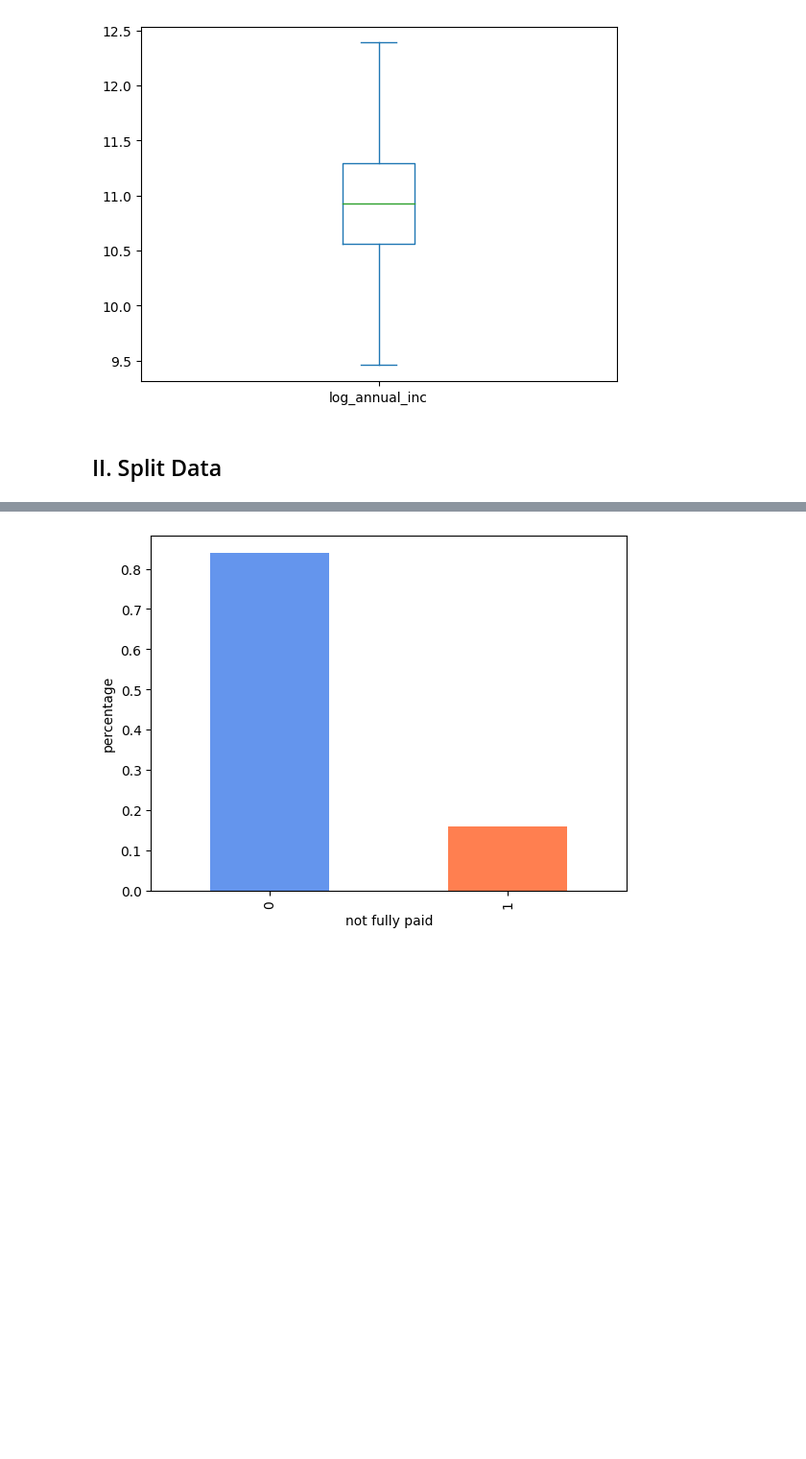
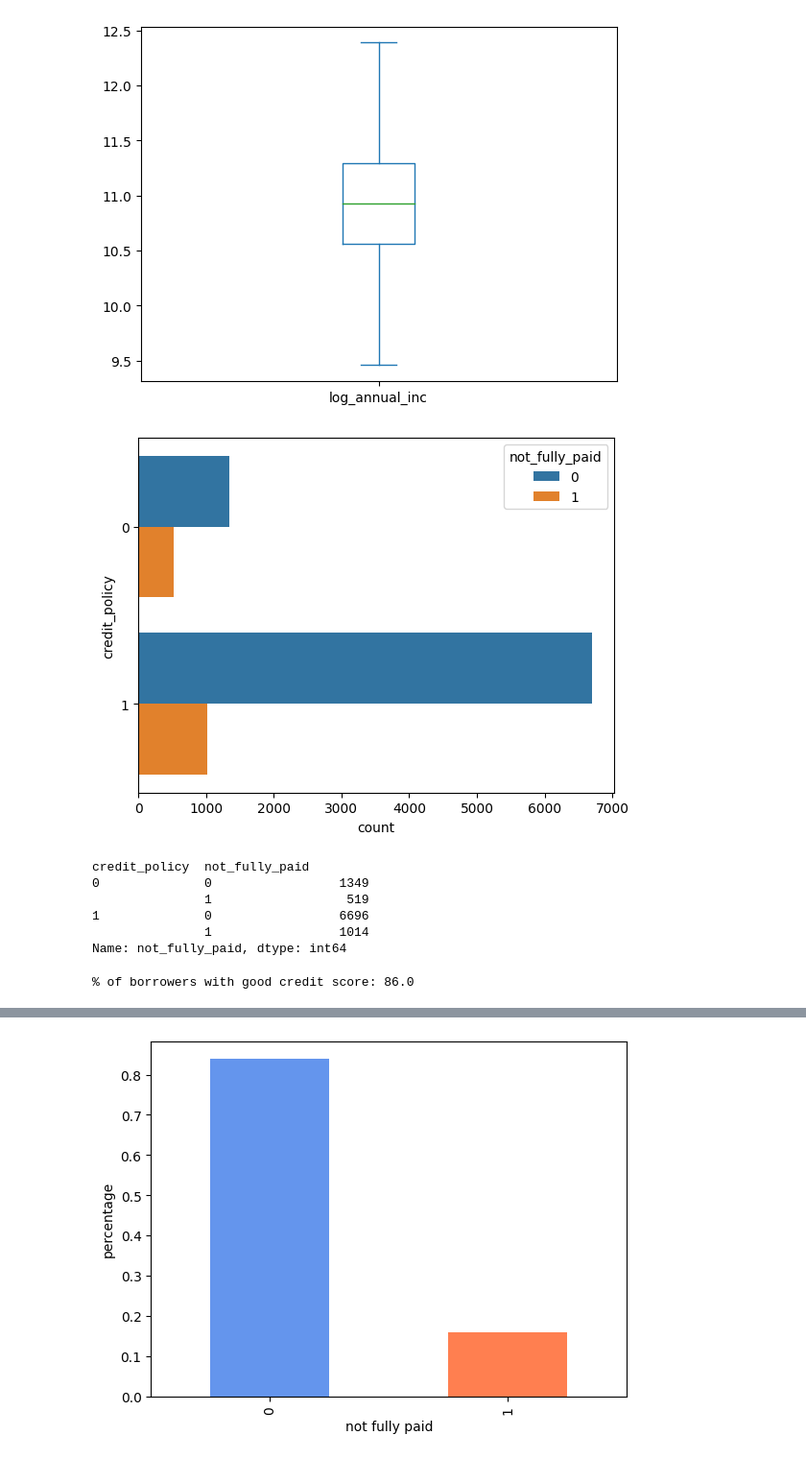
Before and after one commit to jianninapinto/Loan-Default-Risk-Prediction, a Jupyter notebook: ML_Problem_Definition.ipynb, the cells around one changed output, grey strips where cells are left out. Shown at 96% size. Saved outputs shown, nothing was run; the diff lists cells and outputs as text; code cells hidden in the pictures; blank space fills up the shorter version.

```diff
--- a/ML_Problem_Definition.ipynb
+++ b/ML_Problem_Definition.ipynb
@@ -67,18 +67,9 @@ import pandas as pd
 import matplotlib.pyplot as plt
 import numpy as np
 import seaborn as sns
-
-from category_encoders import OrdinalEncoder, OneHotEncoder
-from pandas_profiling import ProfileReport
 from sklearn.model_selection import train_test_split
-from imblearn.over_sampling import SMOTENC # to fix imbalance data
-from sklearn.pipeline import make_pipeline
-from sklearn.linear_model import LogisticRegression
-from sklearn.preprocessing import StandardScaler
-from sklearn.impute import SimpleImputer
-from sklearn.metrics import classification_report, roc_curve, plot_confusion_matrix, plot_roc_curve,roc_auc_score
-from sklearn.ensemble import RandomForestClassifier
+from sklearn.metrics import f1_score
 
 # Path to dataset
-DATA_PATH = '/Users/Yanin/Documents/BloomTech/Course/Sprint7/datasets/loan_data.csv'
+DATA_PATH = '/content/loan_data.csv'
 # %% [markdown]
@@ -250,5 +238,27 @@ loans.loc[loans['log_annual_inc'] < low_log_annual_inc,'log_annual_inc'] = low_l
 loans['log_annual_inc'].plot(kind='box');
 # %% [output]
 [figure]
-# %% [markdown]
-## II. Split Data
+# %%
+# From borrowers who didn't meet the underwriting criteria, how many were defaulters?
+sns.countplot(data=loans, y='credit_policy', hue='not_fully_paid');
+# %% [output]
+[figure, added]
+# %%
+# Count of defaulters per credit_policy
+loans.groupby(['credit_policy', 'not_fully_paid'])['not_fully_paid'].count()
+# %% [output]
+credit_policy  not_fully_paid
+0              0                 1349
+               1                  519
+1              0                 6696
+               1                 1014
+Name: not_fully_paid, dtype: int64
+# %%
+# How many times was fico greater or equal to 670 in the dataset
+good_fico_count = len([i for i in loans['fico'] if i >= 670])
+
+# Percentage of borrowers with excellent scores
+good_fico_pt = (good_fico_count/len(loans)) * 100
+print('% of borrowers with good credit score:', round(good_fico_pt, 2))
+# %% [output]
+% of borrowers with good credit score: 86.0
```
Also changed, not shown: parts of 64 cells of this notebook, 5 other files.
